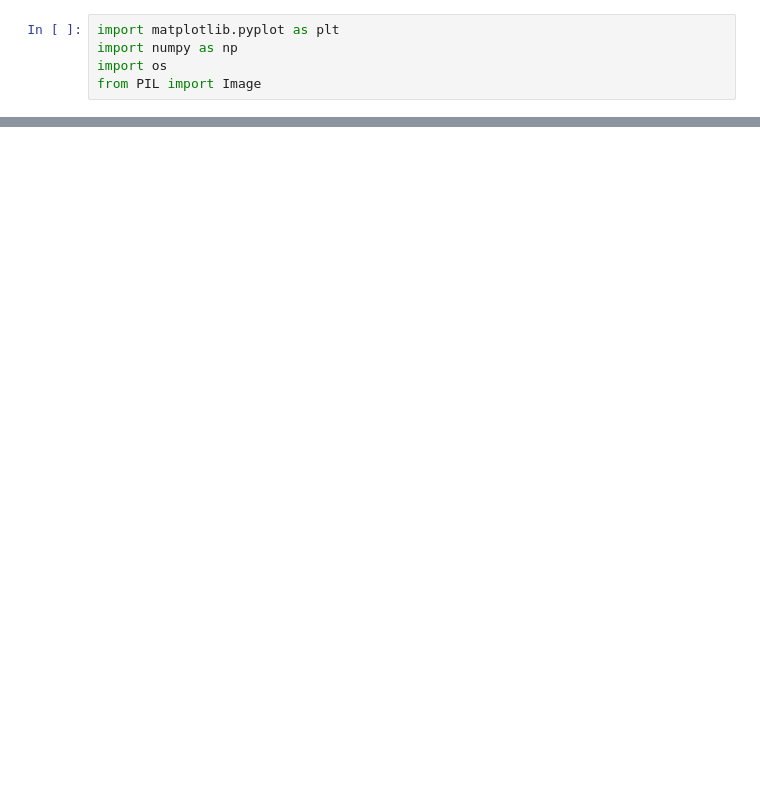
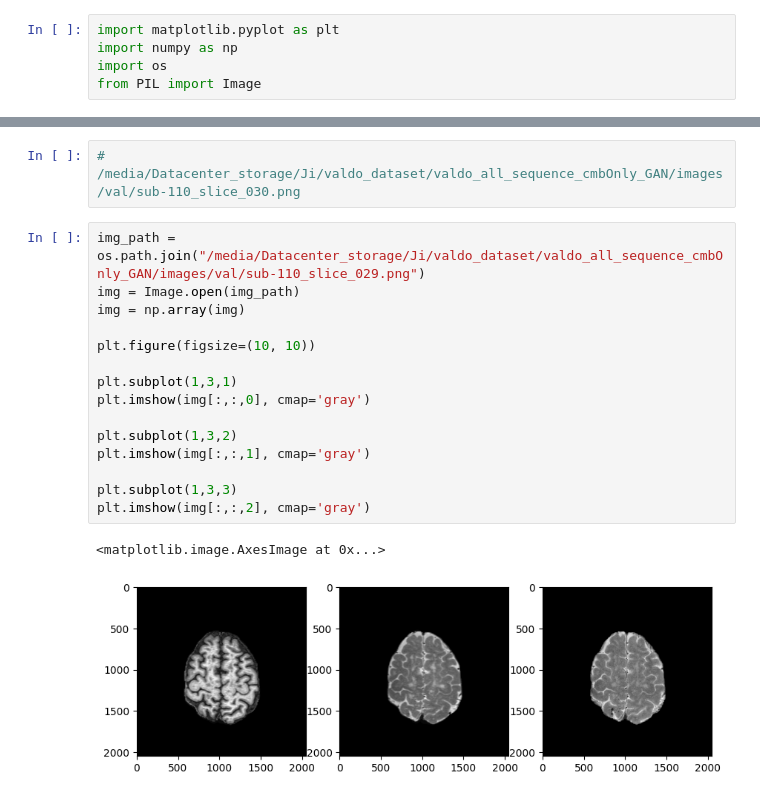
Before and after one commit to greenyjwk/VALDO_brain_MRI_dataset_preprocessing, a Jupyter notebook: misc/EDA_valdo/EDA_png_plot.ipynb, the cells around one changed output, grey strips where cells are left out. Saved outputs shown, nothing was run; the diff lists cells and outputs as text; blank space fills up the shorter version.

```diff
--- a/misc/EDA_valdo/EDA_png_plot.ipynb
+++ b/misc/EDA_valdo/EDA_png_plot.ipynb
@@ -24,0 +24,20 @@ plt.imshow(img[:,:,2], cmap='gray')
+# %%
+# /media/Datacenter_storage/Ji/valdo_dataset/valdo_all_sequence_cmbOnly_GAN/images/val/sub-110_slice_030.png
+# %%
+img_path = os.path.join("/media/Datacenter_storage/Ji/valdo_dataset/valdo_all_sequence_cmbOnly_GAN/images/val/sub-110_slice_029.png")
+img = Image.open(img_path)
+img = np.array(img)
+
+plt.figure(figsize=(10, 10))
+
+plt.subplot(1,3,1)
+plt.imshow(img[:,:,0], cmap='gray')
+
+plt.subplot(1,3,2)
+plt.imshow(img[:,:,1], cmap='gray')
+
+plt.subplot(1,3,3)
+plt.imshow(img[:,:,2], cmap='gray')
+# %% [output]
+<matplotlib.image.AxesImage at 0x...>
+[figure, added]
```
Also changed, not shown: parts of 1 cell of this notebook, 4 other files.
